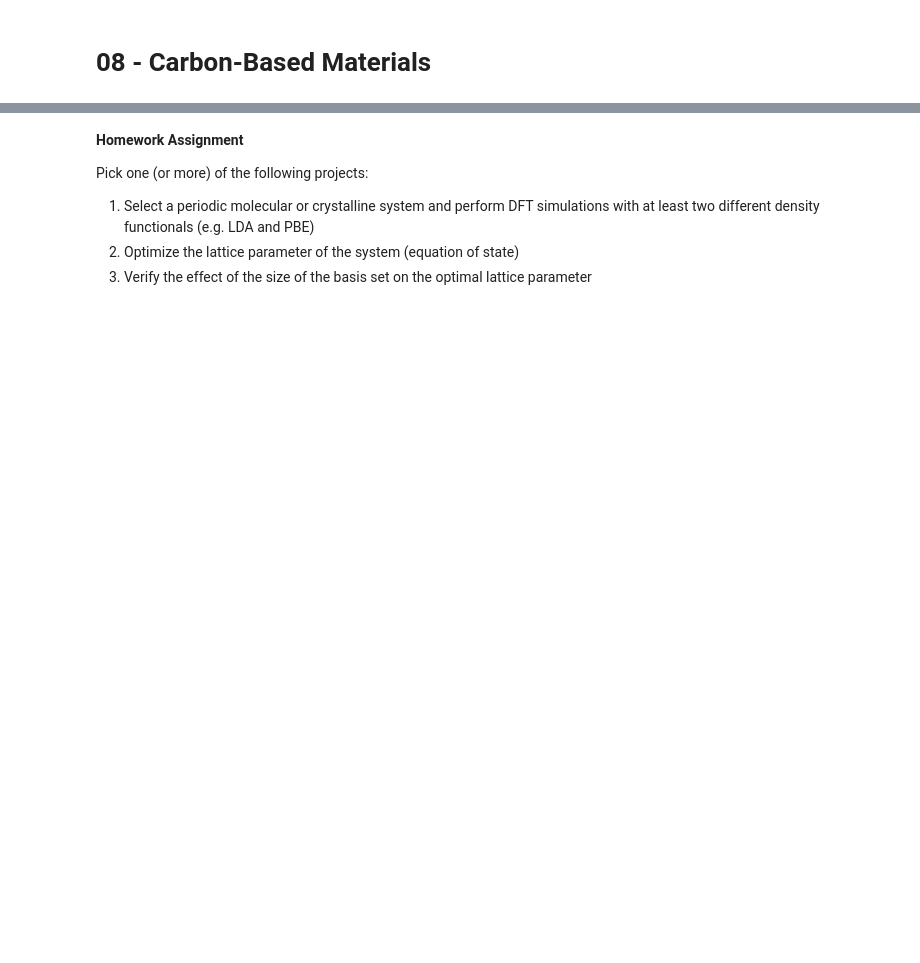
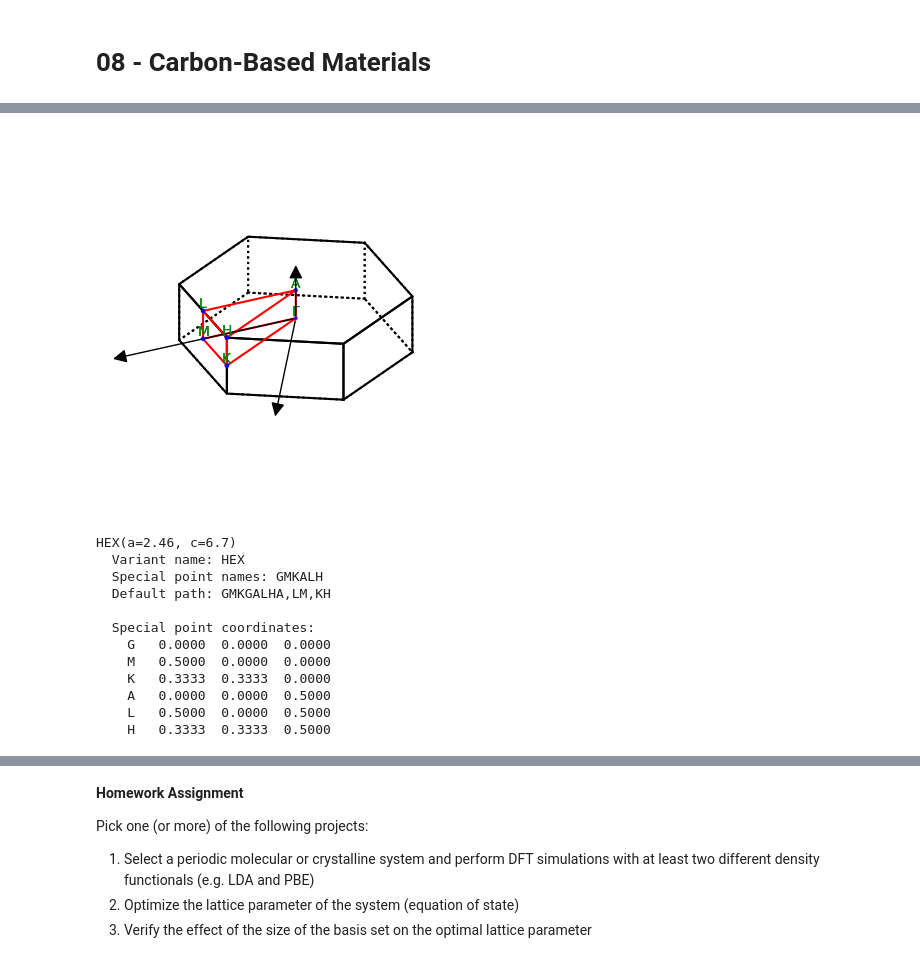
Before and after one commit to BoiseState-Chem/MolecularModeling, a Jupyter notebook: 08-CMaterials.ipynb, the cells around one changed output, grey strips where cells are left out. Drawn from its saved outputs; the diff is of its cells as text; code cells hidden in the pictures; blank space fills up the shorter version.

```diff
--- a/08-CMaterials.ipynb
+++ b/08-CMaterials.ipynb
@@ -83,4 +49,0 @@ plt.axvline(x=0, ls='--')
-# %%
-lat = diamond.cell.get_bravais_lattice()
-lat.plot_bz(show=True)
-print(lat.description())
@@ -93,0 +96,57 @@ plt.show()
+# %%
+# @title Generate and Visualize the System  { display-mode: "form" }
+show = 'reciprocal'  # @param ["direct", "reciprocal"]
+
+if phase == "graphite":
+    a = 2.46   # in-plane lattice parameter (Å)
+    c = 6.70   # c-axis (Å), ~ 2 × 3.35 Å interlayer spacing
+
+    # Hexagonal cell vectors
+    cell = [
+        (a, 0.0, 0.0),
+        (a/2, a*np.sqrt(3)/2, 0.0),
+        (0.0, 0.0, c)
+    ]
+
+    # AB stacking (P6_3/mmc): 4 atoms per conventional hex cell
+    # fractional coords: layer 1 (z=0):        (0,0,0), (1/3,1/3,0)
+    #                     layer 2 (z=1/2):     (0,0,1/2), (2/3,2/3,1/2)
+    frac = [
+        (0.0,   0.0,   0.0),
+        (1/3,   1/3,   0.0),
+        (0.0,   0.0,   0.5),
+        (2/3,   2/3,   0.5),
+    ]
+    system = Atoms('C4', cell=cell, scaled_positions=frac, pbc=True)
+elif phase == "graphene":
+    # Conventional hexagonal cell
+    a = 2.46
+    system = graphene(formula='C2', a=a, vacuum=10.0)  # ~10 Å vacuum
+elif phase == "diamond":
+    # Conventional diamond cubic cell
+    a = 3.567
+    system = bulk('C', 'diamond', a=a)
+calc = QEpyCalculator(qe_options=qe_options, logfile='C_diamond.out')
+system.calc=calc
+
+if show == 'direct':
+    view(system, viewer='x3d')
+    write('-', system, format='extxyz')
+elif show == 'reciprocal':
+    lat = system.cell.get_bravais_lattice()
+    lat.plot_bz(show=True)
+    print(lat.description())
+# %% [output]
+[figure, added]
+HEX(a=2.46, c=6.7)
+  Variant name: HEX
+  Special point names: GMKALH
+  Default path: GMKGALHA,LM,KH
+
+  Special point coordinates:
+    G   0.0000  0.0000  0.0000
+    M   0.5000  0.0000  0.0000
+    K   0.3333  0.3333  0.0000
+    A   0.0000  0.0000  0.5000
+    L   0.5000  0.0000  0.5000
+    H   0.3333  0.3333  0.5000
```
Also changed, not shown: parts of 16 cells of this notebook.
